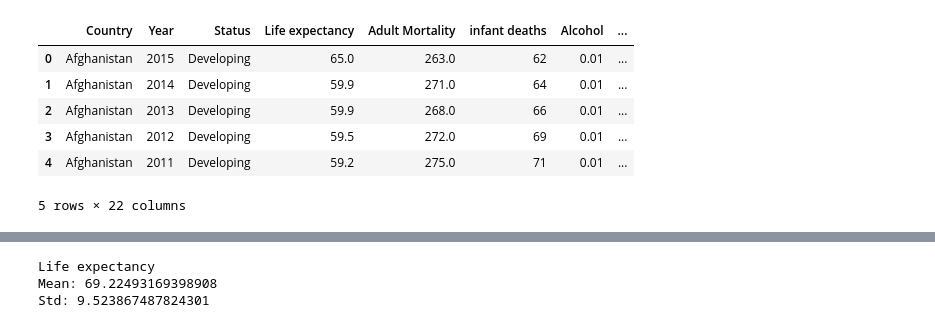
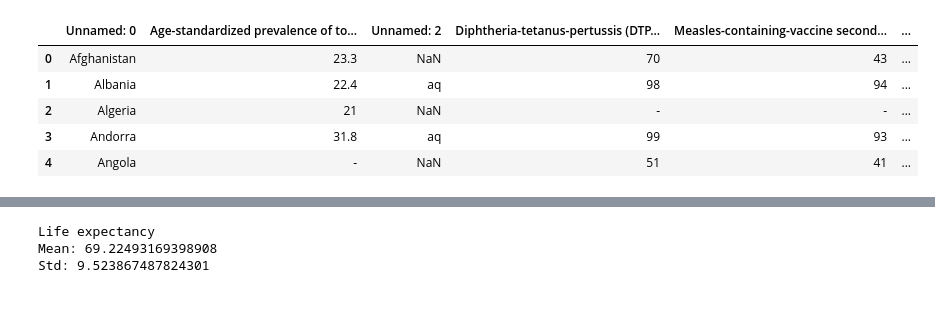
Before and after one commit to zhui803/BeastCancerDS, a Jupyter notebook: shared.ipynb, the cells around one changed output, grey strips where cells are left out. Saved outputs shown, nothing was run; the diff lists cells and outputs as text; code cells hidden in the pictures.

Commit message:
medical access updated

```diff
--- a/shared.ipynb
+++ b/shared.ipynb
@@ -6,13 +6,14 @@ import requests
 import scipy.stats as stats
 import distribution as dist
 # %%
-life_exp_df = pd.read_csv("Life_Expectancy_Data.csv")
-life_exp_df.head()
+# life_exp_df = pd.read_csv("Life_Expectancy_Data.csv")
+# life_exp_df.head()
+medical_doctors_access_df = pd.read_excel('access.xlsx')
+medical_doctors_access_df.head()
 # %% [output]
-|  | Country | Year | Status | Life expectancy | Adult Mortality | infant deaths | Alcohol | ... |
-| 0 | Afghanistan | 2015 | Developing | 65.0 | 263.0 | 62 | 0.01 | ... |
-| 1 | Afghanistan | 2014 | Developing | 59.9 | 271.0 | 64 | 0.01 | ... |
-| 2 | Afghanistan | 2013 | Developing | 59.9 | 268.0 | 66 | 0.01 | ... |
-| 3 | Afghanistan | 2012 | Developing | 59.5 | 272.0 | 69 | 0.01 | ... |
-| 4 | Afghanistan | 2011 | Developing | 59.2 | 275.0 | 71 | 0.01 | ... |
+|  | Unnamed: 0 | Age-standardized prevalence of to... | Unnamed: 2 | Diphtheria-tetanus-pertussis (DTP... | Measles-containing-vaccine second... | ... |
+| 0 | Afghanistan | 23.3 | NaN | 70 | 43 | ... |
+| 1 | Albania | 22.4 | aq | 98 | 94 | ... |
+| 2 | Algeria | 21 | NaN | - | - | ... |
+| 3 | Andorra | 31.8 | aq | 99 | 93 | ... |
+| 4 | Angola | - | NaN | 51 | 41 | ... |
-5 rows × 22 columns
```
Also changed, not shown: parts of 2 cells of this notebook, 3 other files.
